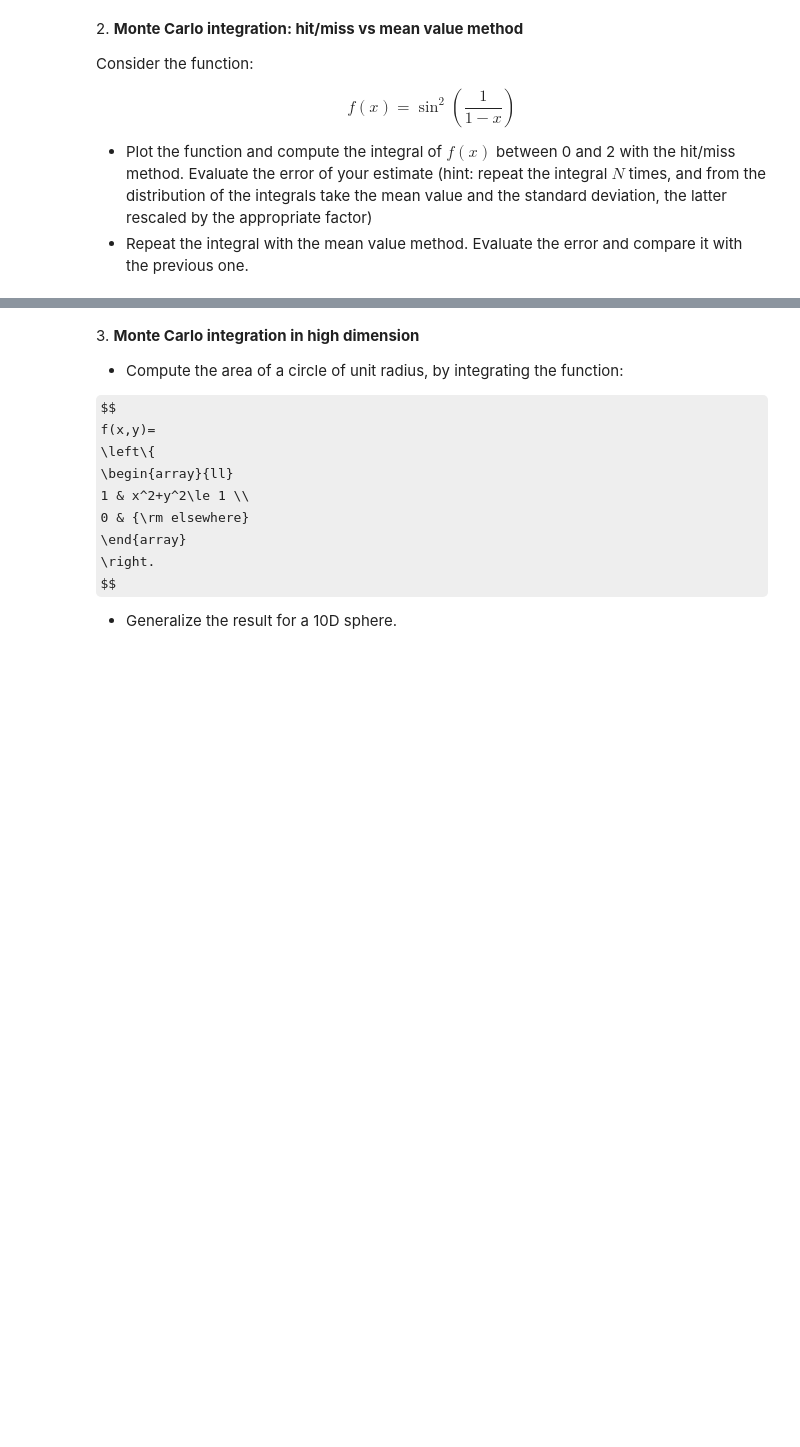
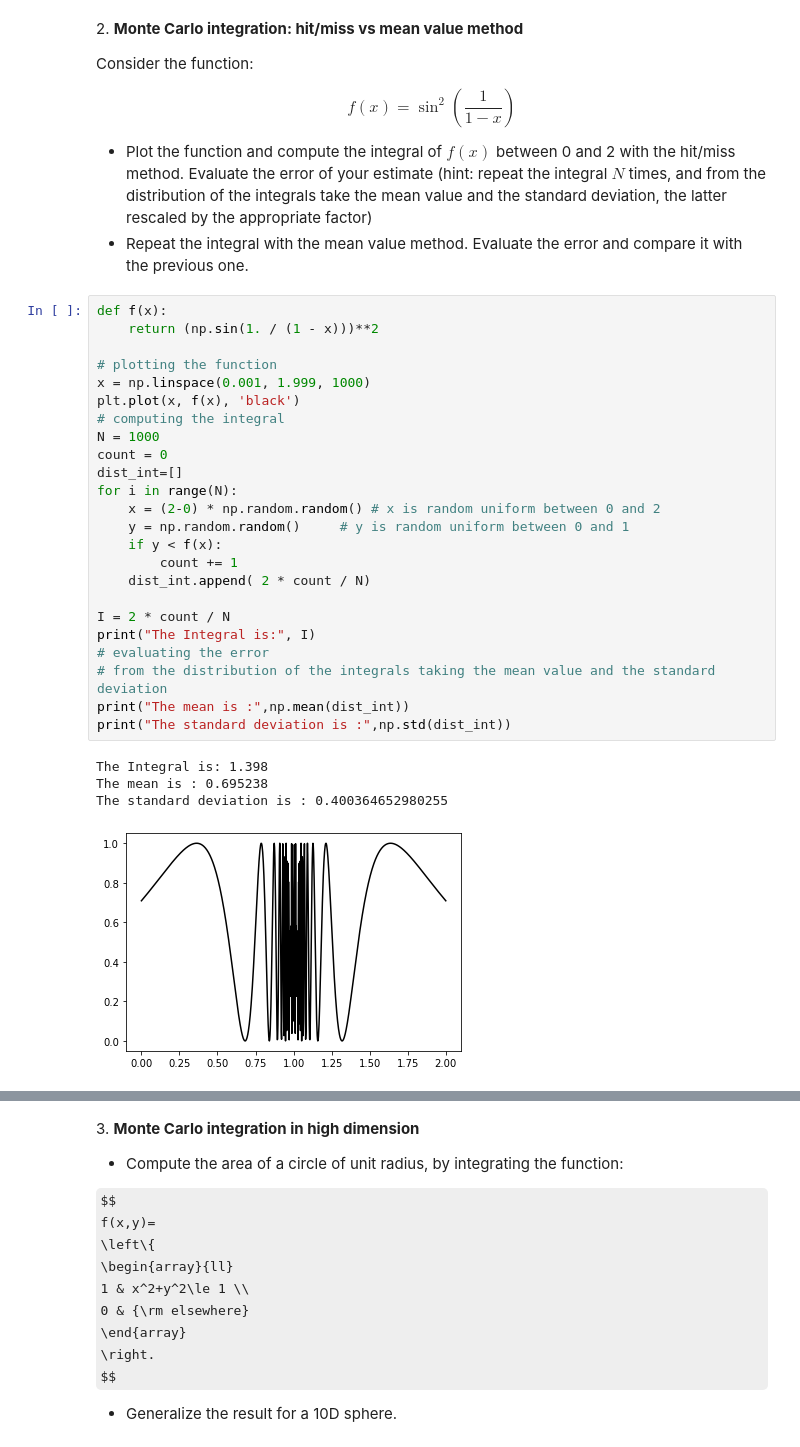
Before and after one commit to shalinimada/ScientificComputingWithPython2022, a Jupyter notebook: 11ex_montecarlo.ipynb, the cells around one changed output, grey strips where cells are left out. Saved outputs shown, nothing was run; the diff lists cells and outputs as text; some formulas as TeX source; blank space fills up the shorter version.

```diff
--- a/11ex_montecarlo.ipynb
+++ b/11ex_montecarlo.ipynb
@@ -14,3 +68,32 @@ $$f(x) =\sin^2{\left( \frac{1}{1-x} \right)}$$
 
 * Plot the function and compute the integral of $f(x)$ between 0 and 2 with the hit/miss method. Evaluate the error of your estimate (hint: repeat the integral $N$ times, and from the distribution of the integrals take the mean value and the standard deviation, the latter rescaled by the appropriate factor)
 * Repeat the integral with the mean value method. Evaluate the error and compare it with the previous one.
+# %%
+def f(x):
+    return (np.sin(1. / (1 - x)))**2
+
+# plotting the function
+x = np.linspace(0.001, 1.999, 1000)
+plt.plot(x, f(x), 'black')
+# computing the integral
+N = 1000
+count = 0
+dist_int=[]
+for i in range(N):
+    x = (2-0) * np.random.random() # x is random uniform between 0 and 2
+    y = np.random.random()     # y is random uniform between 0 and 1
+    if y < f(x):
+        count += 1
+    dist_int.append( 2 * count / N)
+
+I = 2 * count / N
+print("The Integral is:", I)
+# evaluating the error
+# from the distribution of the integrals taking the mean value and the standard deviation
+print("The mean is :",np.mean(dist_int))
+print("The standard deviation is :",np.std(dist_int))
+# %% [output]
+The Integral is: 1.398
+The mean is : 0.695238
+The standard deviation is : 0.400364652980255
+[figure, added]
```
Also changed, not shown: parts of 7 cells of this notebook.
